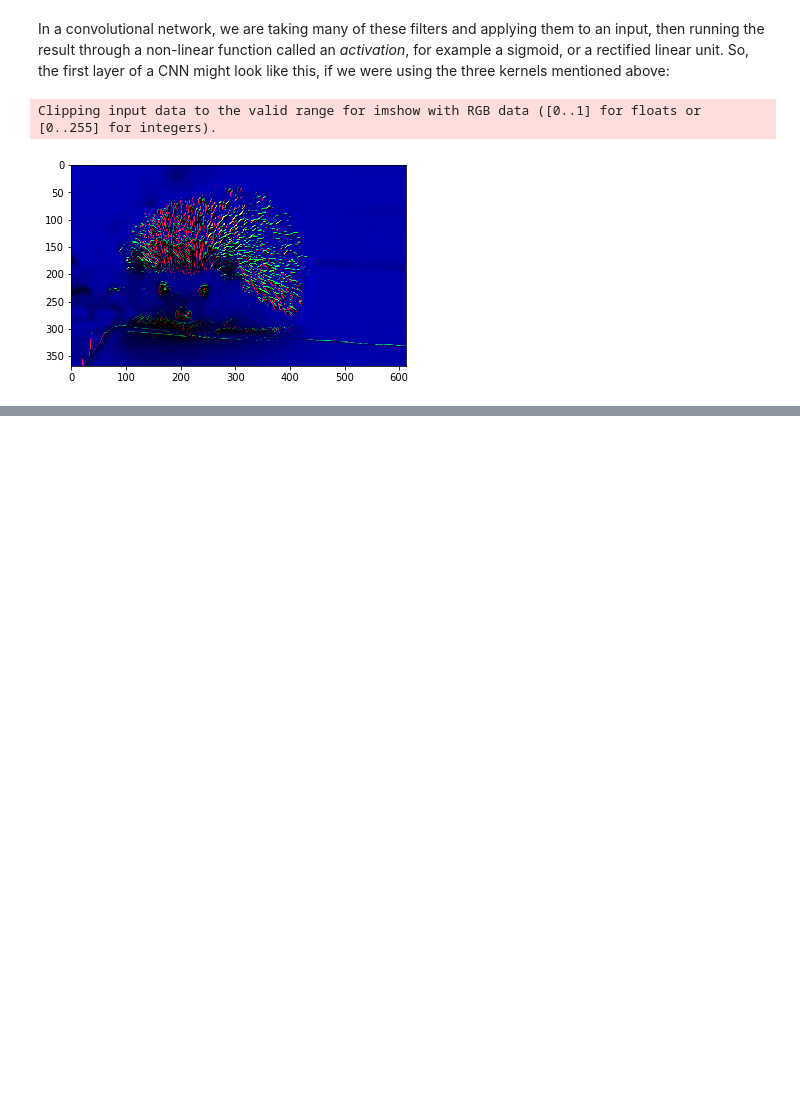
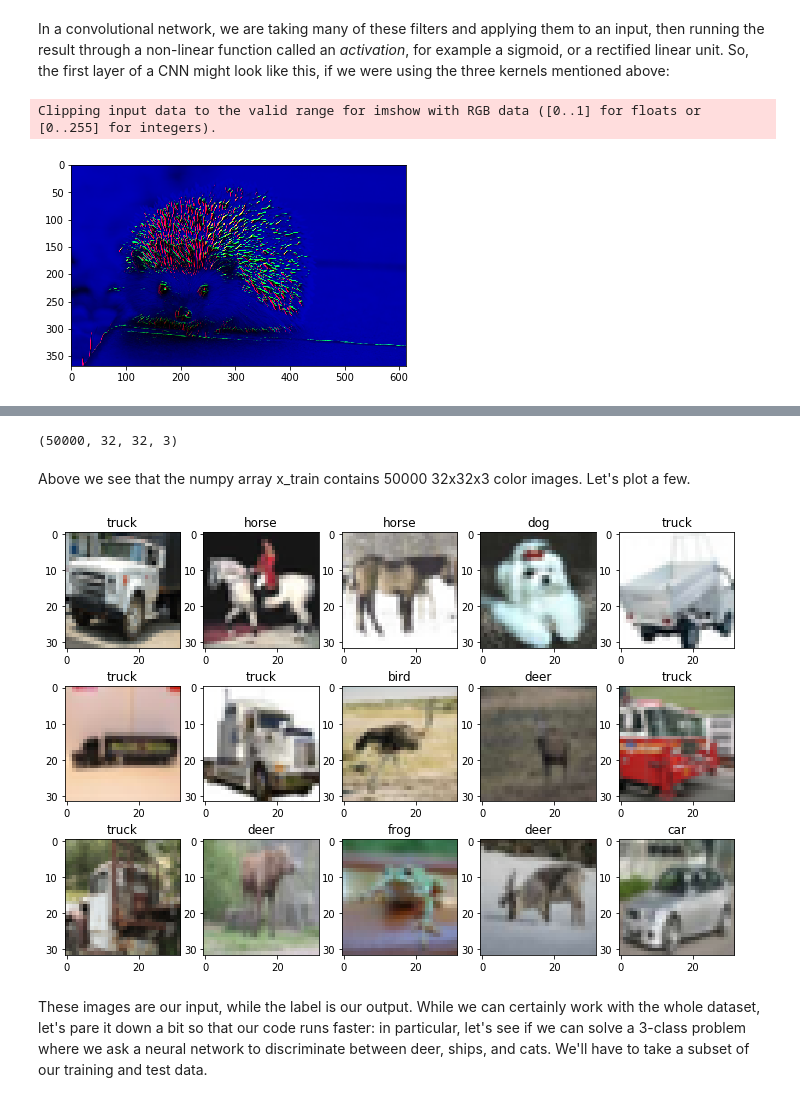
Before and after one commit to tcolligan4/190403_object_recognition, a Jupyter notebook: convolutional_neural_networks.ipynb, the cells around one changed output, grey strips where cells are left out. Drawn from its saved outputs; the diff is of its cells as text; code cells hidden in the pictures; blank space fills up the shorter version.

Commit message:
Added Keras tutorial

```diff
--- a/convolutional_neural_networks.ipynb
+++ b/convolutional_neural_networks.ipynb
@@ -82,0 +103,26 @@ As a first example, we'll apply a neural network to the CIFAR-10 dataset, which
+# %%
+import keras.datasets as kd
+
+(x_train, y_train), (x_test, y_test) = kd.cifar10.load_data()
+labels = ['airplane', 'car', 'bird', 'cat', 'deer', 'dog', 'frog', 'horse', 'ship', 'truck']
+
+print(x_train.shape)
+# %% [output]
+(50000, 32, 32, 3)
+# %% [markdown]
+Above we see that the numpy array x_train contains 50000 32x32x3 color images.  Let's plot a few.
+# %%
+import matplotlib.pyplot as plt
+import numpy as np
+fig,axs = plt.subplots(nrows=3,ncols=5,figsize=(12,8))
+for r in axs:
+    for ax in r:
+        idx = np.random.randint(0,50000)
+        ax.imshow(x_train[idx])
+        ax.set_title(labels[y_train[idx][0]])
+
+plt.show()
+# %% [output]
+[figure, added]
+# %% [markdown]
+These images are our input, while the label is our output.  While we can certainly work with the whole dataset, let's pare it down a bit so that our code runs faster:  in particular, let's see if we can solve a 3-class problem where we ask a neural network to discriminate between deer, ships, and cats.  We'll have to take a subset of our training and test data.
```
Also changed, not shown: parts of 34 cells of this notebook, 1 other file.
